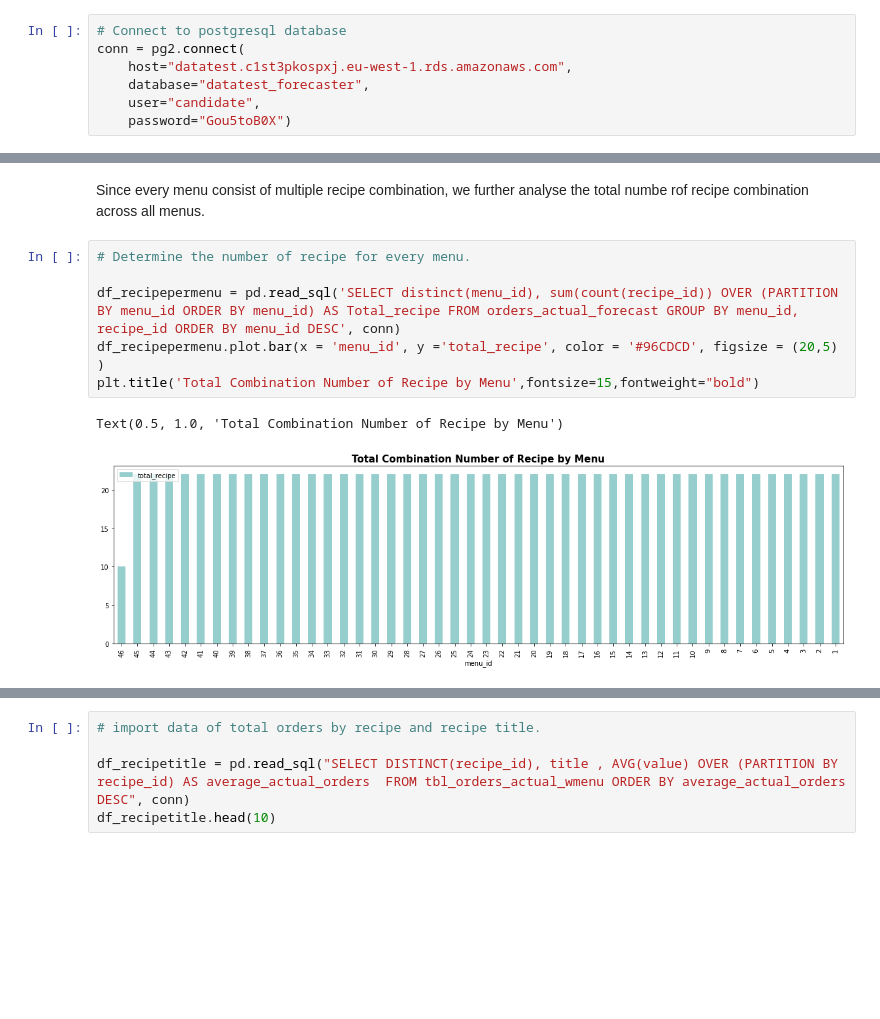
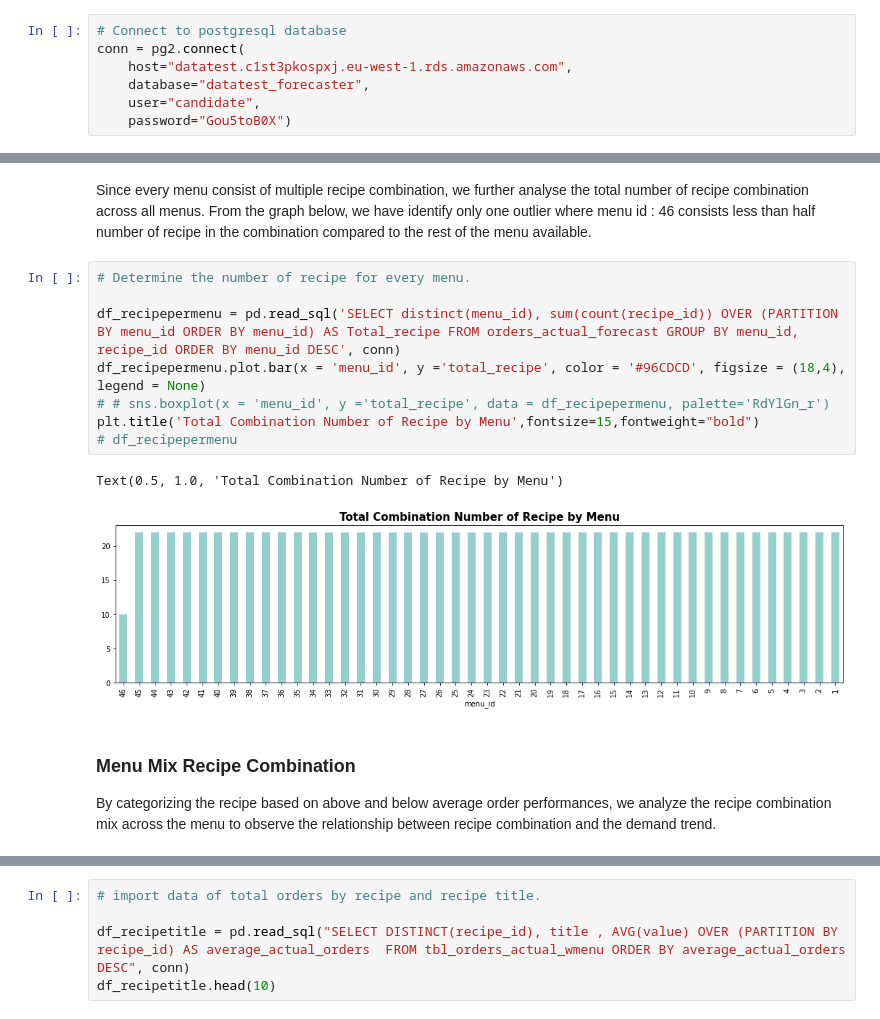
Before and after one commit to nurulsaidi/menu_analysis, a Jupyter notebook: Nurul Case Study.ipynb, the cells around one changed output, grey strips where cells are left out. Cells and saved outputs as stored; diff of their text form; blank space fills up the shorter version.

```diff
--- a/Nurul Case Study.ipynb
+++ b/Nurul Case Study.ipynb
@@ -54,11 +53,17 @@ plt.show()
 # %% [markdown]
-Since every menu consist of multiple recipe combination, we further analyse the total numbe rof recipe combination across all menus.
+Since every menu consist of multiple recipe combination, we further analyse the total number of recipe combination across all menus. From the graph below, we have identify only one outlier where menu id : 46 consists less than half number of recipe in the combination compared to the rest of the menu available.
 # %%
 # Determine the number of recipe for every menu.
 
 df_recipepermenu = pd.read_sql('SELECT distinct(menu_id), sum(count(recipe_id)) OVER (PARTITION BY menu_id ORDER BY menu_id) AS Total_recipe FROM orders_actual_forecast GROUP BY menu_id, recipe_id ORDER BY menu_id DESC', conn)
-df_recipepermenu.plot.bar(x = 'menu_id', y ='total_recipe', color = '#96CDCD', figsize = (20,5) )
+df_recipepermenu.plot.bar(x = 'menu_id', y ='total_recipe', color = '#96CDCD', figsize = (18,4), legend = None)
+# # sns.boxplot(x = 'menu_id', y ='total_recipe', data = df_recipepermenu, palette='RdYlGn_r')
 plt.title('Total Combination Number of Recipe by Menu',fontsize=15,fontweight="bold")
+# df_recipepermenu
 # %% [output]
 Text(0.5, 1.0, 'Total Combination Number of Recipe by Menu')
-[figure, old version]
+[figure, new version]
+# %% [markdown]
+### Menu Mix Recipe Combination
+
+By categorizing the recipe based on above and below average order performances, we analyze the recipe combination mix across the menu to observe the relationship between recipe combination and the demand trend.
```
Also changed, not shown: parts of 13 cells of this notebook, 4 other files.
